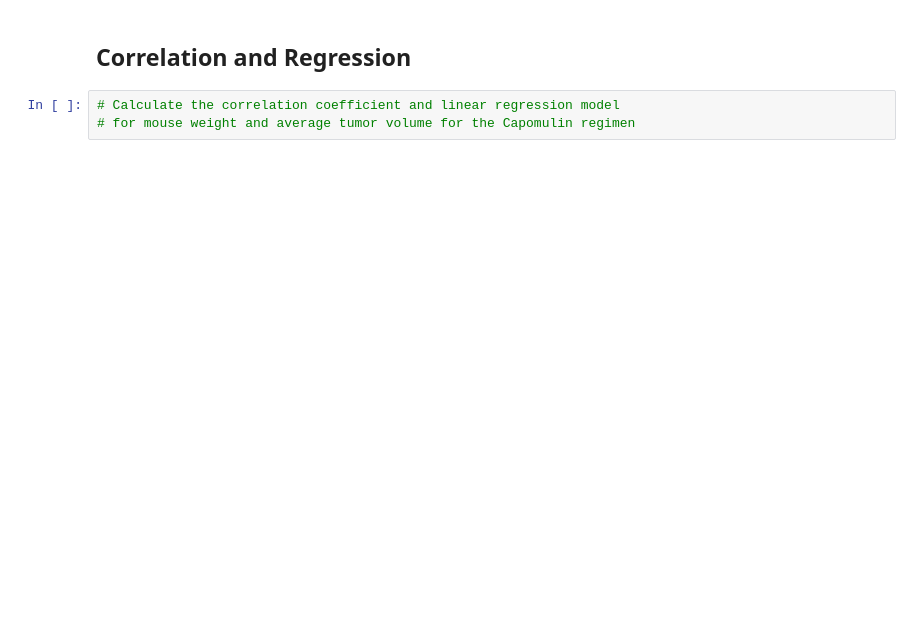
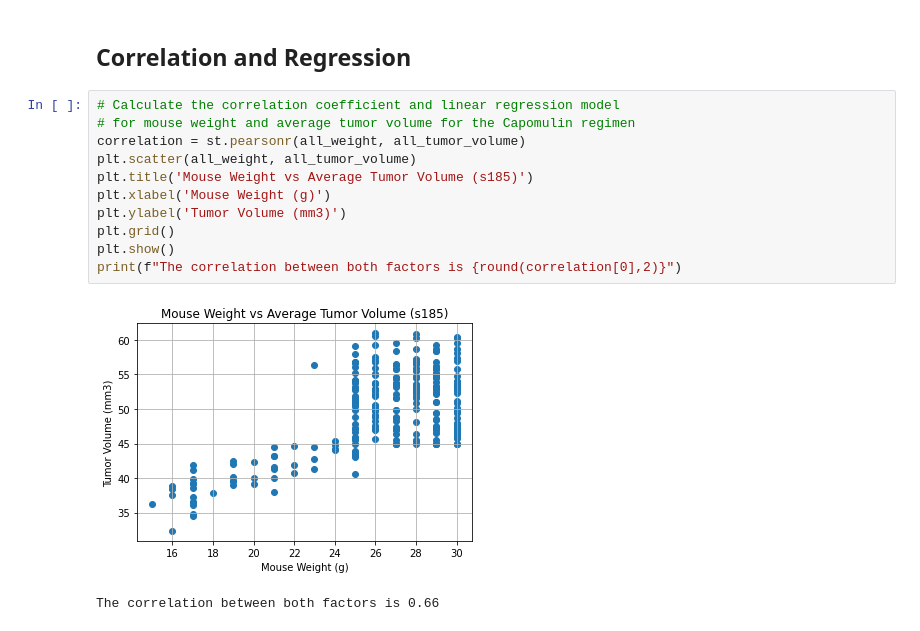
Before and after one commit to MikeEjike/Matplotlib-challenge, a Jupyter notebook: Pymaceuticals/pymaceuticals_starter.ipynb, the cells around one changed output. Saved outputs shown, nothing was run; the diff lists cells and outputs as text; blank space fills up the shorter version.

```diff
--- a/Pymaceuticals/pymaceuticals_starter.ipynb
+++ b/Pymaceuticals/pymaceuticals_starter.ipynb
@@ -470,3 +493,14 @@ plt.show()
 # %%
 # Calculate the correlation coefficient and linear regression model
 # for mouse weight and average tumor volume for the Capomulin regimen
+correlation = st.pearsonr(all_weight, all_tumor_volume)
+plt.scatter(all_weight, all_tumor_volume)
+plt.title('Mouse Weight vs Average Tumor Volume (s185)')
+plt.xlabel('Mouse Weight (g)')
+plt.ylabel('Tumor Volume (mm3)')
+plt.grid()
+plt.show()
+print(f"The correlation between both factors is {round(correlation[0],2)}")
+# %% [output]
+[figure, added]
+The correlation between both factors is 0.66
```
Also changed, not shown: parts of 5 cells of this notebook.
